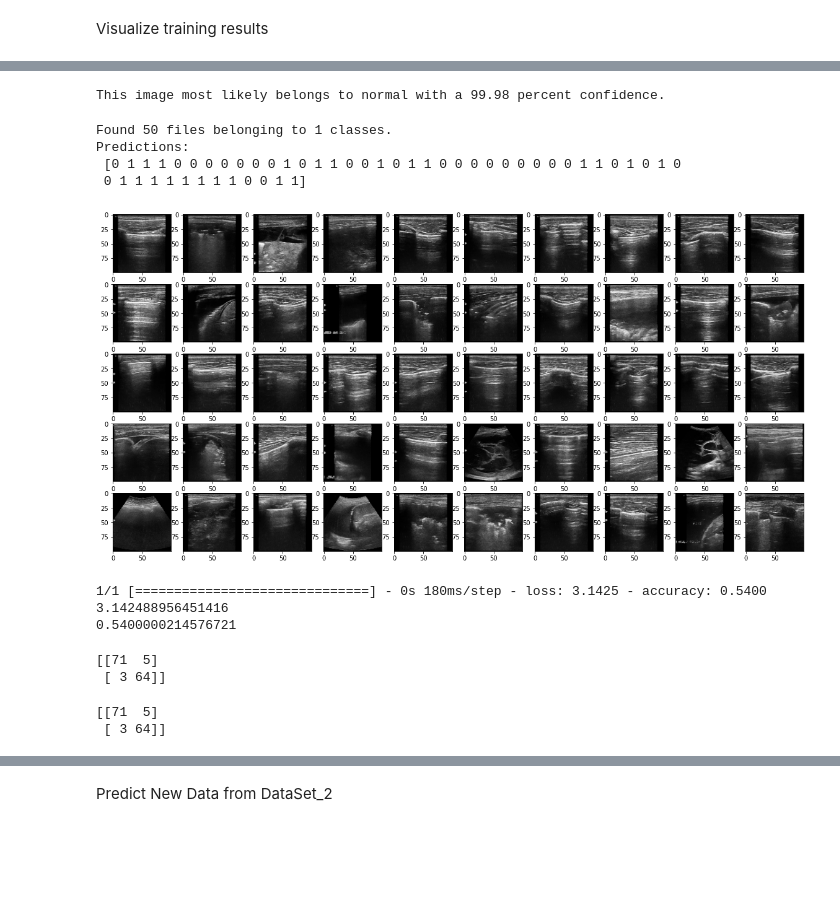
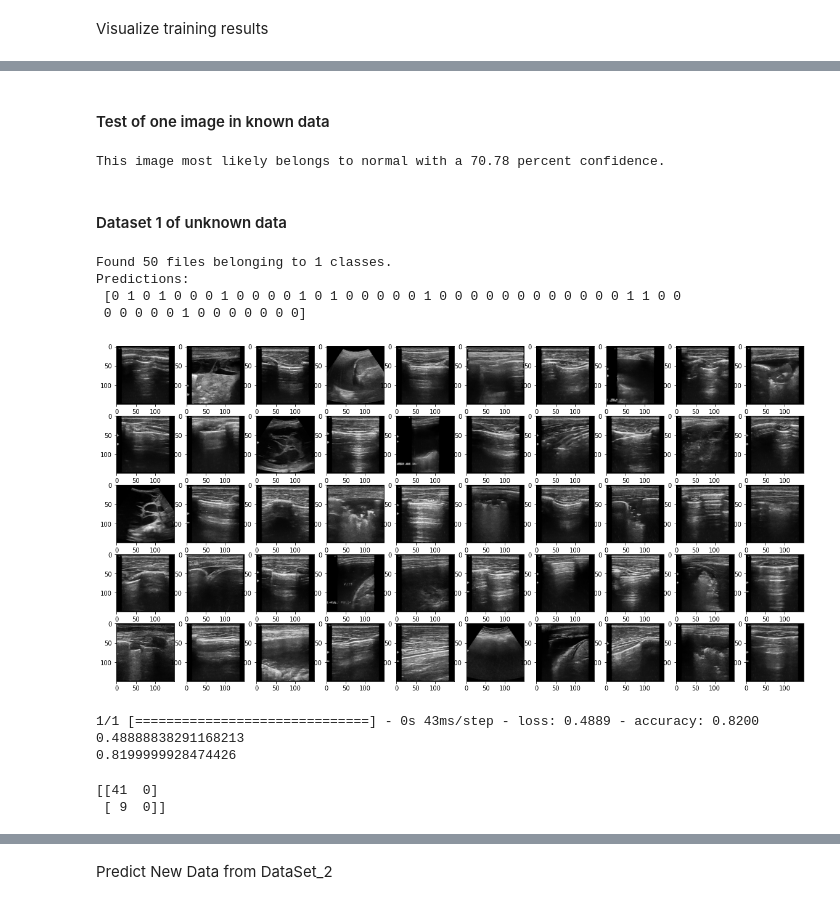
Before and after one commit to joshuabusinge/deeplearning_chestopacity, a Jupyter notebook: ChestOpacity.ipynb, the cells around one changed output, grey strips where cells are left out. Drawn from its saved outputs; the diff is of its cells as text; code cells hidden in the pictures; blank space fills up the shorter version.

```diff
--- a/ChestOpacity.ipynb
+++ b/ChestOpacity.ipynb
@@ -25,8 +25,9 @@ Drive already mounted at /content/drive; to attempt to forcibly remount, call dr
 # %%
 #import pathlib
 dataset_1 = "/content/drive/MyDrive/MASTERS DEGREE/Makerere Unversity/SEM 2/Deep Learning/dataset1"
-training_ds = tf.keras.utils.image_dataset_from_directory(dataset_1, validation_split=0.2,
-                                                          subset="training", seed=123, image_size=(100, 100), batch_size=20)
+training_ds = tf.keras.utils.image_dataset_from_directory(dataset_1, validation_split=0.2,shuffle=False,
+  color_mode='rgb', subset="training", seed=123, image_size=(150, 150), batch_size=50)
+
 # data_dir = pathlib.Path(dataset_1)
 # %% [output]
 Found 715 files belonging to 2 classes.
@@ -37,7 +38,8 @@ print(class_names)
 # %% [output]
 ['normal', 'sick']
 # %%
-valid_ds = tf.keras.utils.image_dataset_from_directory(dataset_1, validation_split=0.2, subset="validation", seed=123, image_size=(100, 100), batch_size=20)
+valid_ds = tf.keras.utils.image_dataset_from_directory(dataset_1, validation_split=0.2, shuffle=False,
+  color_mode='rgb', subset="validation", seed=123, image_size=(150, 150), batch_size=20)
 # %% [output]
 Found 715 files belonging to 2 classes.
 Using 143 files for validation.
@@ -199,8 +205,8 @@ Data augmentation
 data_augmentation = keras.Sequential(
   [
     layers.RandomFlip("horizontal",
-                      input_shape=(100,
-                                  100,
+                      input_shape=(150,
+                                  150,
                                   3)),
     layers.RandomRotation(0.0),
     layers.RandomZoom(0.3),
@@ -331,8 +368,10 @@ Predict on new data
+# %% [markdown]
+#### Test of one image in known data
 # %%
 dataset_1 = "/content/drive/MyDrive/MASTERS DEGREE/Makerere Unversity/SEM 2/Deep Learning/dataset1/normal/normal_0.png"
 #test_ds = tf.keras.utils.get_file('sick', origin = dataset_1 )
 
-img = tf.keras.utils.load_img(dataset_1, target_size=(100, 100))
+img = tf.keras.utils.load_img(dataset_1, target_size=(150, 150))
 img_array = tf.keras.utils.img_to_array(img)
 img_array = tf.expand_dims(img_array, 0) # Create a batch
 
@@ -344,32 +383,39 @@ print(
     .format(class_names[np.argmax(score)], 100 * np.max(score))
 )
 # %% [output]
-This image most likely belongs to normal with a 99.98 percent confidence.
+This image most likely belongs to normal with a 70.78 percent confidence.
+# %% [markdown]
+#### Dataset 1 of unknown data
 # %%
 dataset_1 = "/content/drive/MyDrive/MASTERS DEGREE/Makerere Unversity/SEM 2/Deep Learning/unknown_images"
-test_ds = tf.keras.utils.image_dataset_from_directory(dataset_1, image_size=(100, 100), batch_size=50)
+test_ds = tf.keras.utils.image_dataset_from_directory(dataset_1,  shuffle=False,
+  color_mode='rgb', image_size=(150, 150), batch_size=50)
+
+AUTOTUNE = tf.data.AUTOTUNE
+
+test_ds = test_ds.cache().shuffle(1000).prefetch(buffer_size=AUTOTUNE)
 
 # Retrieve a batch of images from the test set
 image_batch, label_batch = test_ds.as_numpy_iterator().next()
 predictions = model.predict_on_batch(image_batch)
 
 # Apply a sigmoid since our model returns logits
 predictions = tf.math.argmax(predictions,1)
 #predictions = tf.where(predictions < 0.5, 0, 1)
 
 print('Predictions:\n', predictions.numpy())
 #print('Labels:\n', label_batch)
 
 plt.figure(figsize=(20, 10))
 for i in range(50):
   ax = plt.subplot(5, 10, i + 1)
   plt.imshow(image_batch[i].astype("uint8"))
 # %% [output]
 Found 50 files belonging to 1 classes.
 Predictions:
- [0 1 1 1 0 0 0 0 0 0 0 1 0 1 1 0 0 1 0 1 1 0 0 0 0 0 0 0 0 0 1 1 0 1 0 1 0
- 0 1 1 1 1 1 1 1 1 0 0 1 1]
+ [0 1 0 1 0 0 0 1 0 0 0 0 1 0 1 0 0 0 0 0 1 0 0 0 0 0 0 0 0 0 0 0 0 1 1 0 0
+ 0 0 0 0 0 1 0 0 0 0 0 0 0]
-[figure, old version]
+[figure, new version]
 # %%
 import pandas as pd
 import numpy as np
@@ -385,14 +431,14 @@ test_loss,test_acc = model.evaluate(test_ds)
 print(test_loss)
 print(test_acc)
 # %% [output]
-1/1 [==============================] - 0s 180ms/step - loss: 3.1425 - accuracy: 0.5400
-3.142488956451416
-0.5400000214576721
+1/1 [==============================] - 0s 43ms/step - loss: 0.4889 - accuracy: 0.8200
+0.48888838291168213
+0.8199999928474426
 # %%
 y_pred = []
 y_true = []
 
-for image_batch, label_batch in valid_ds:
+for image_batch, label_batch in test_ds:
 
   y_true.append(label_batch)
 
@@ -404,31 +450,10 @@ correct_labels = tf.concat([item for item in y_true],axis = 0)
 predicted_labels = tf.concat([item for item in y_pred], axis =0)
 
 from sklearn.metrics._plot.confusion_matrix import confusion_matrix
-cm=confusion_matrix(predicted_labels,correct_labels)
-print(cm)
+test_cm=confusion_matrix(predicted_labels,correct_labels)
+print(test_cm)
 # %% [output]
-[[71  5]
- [ 3 64]]
+[[41  0]
+ [ 9  0]]
-# %%
-y_pred = []
-y_true = []
-
-for image_batch, label_batch in valid_ds:
-
-  y_true.append(label_batch)
-
-  predictions = model.predict(image_batch)
-
-  y_pred.append(np.argmax(predictions, axis = -1))
-
-correct_labels = tf.concat([item for item in y_true],axis = 0)
-predicted_labels = tf.concat([item for item in y_pred], axis =0)
-
-from sklearn.metrics._plot.confusion_matrix import confusion_matrix
-cm=confusion_matrix(predicted_labels,correct_labels)
-print(cm)
-# %% [output]
-[[71  5]
- [ 3 64]]
 # %%
 from sklearn.metrics._plot.confusion_matrix import ConfusionMatrixDisplay
```
Also changed, not shown: parts of 27 cells of this notebook.
